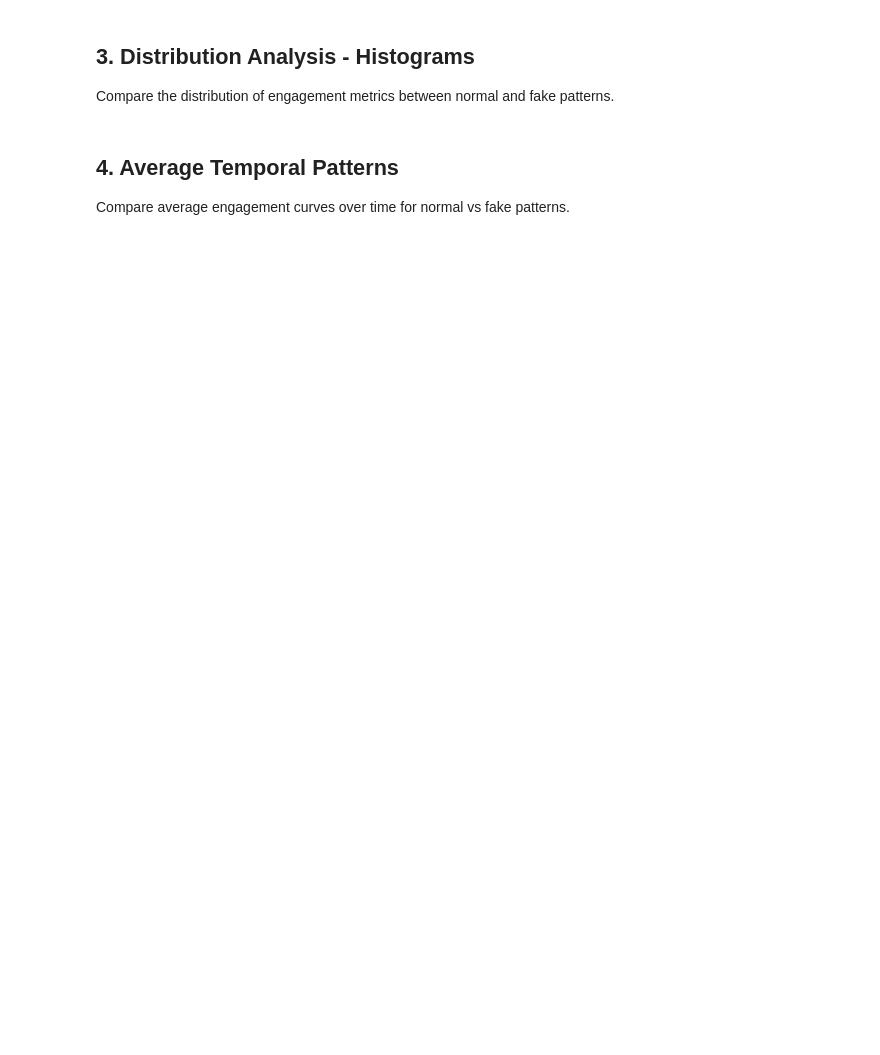
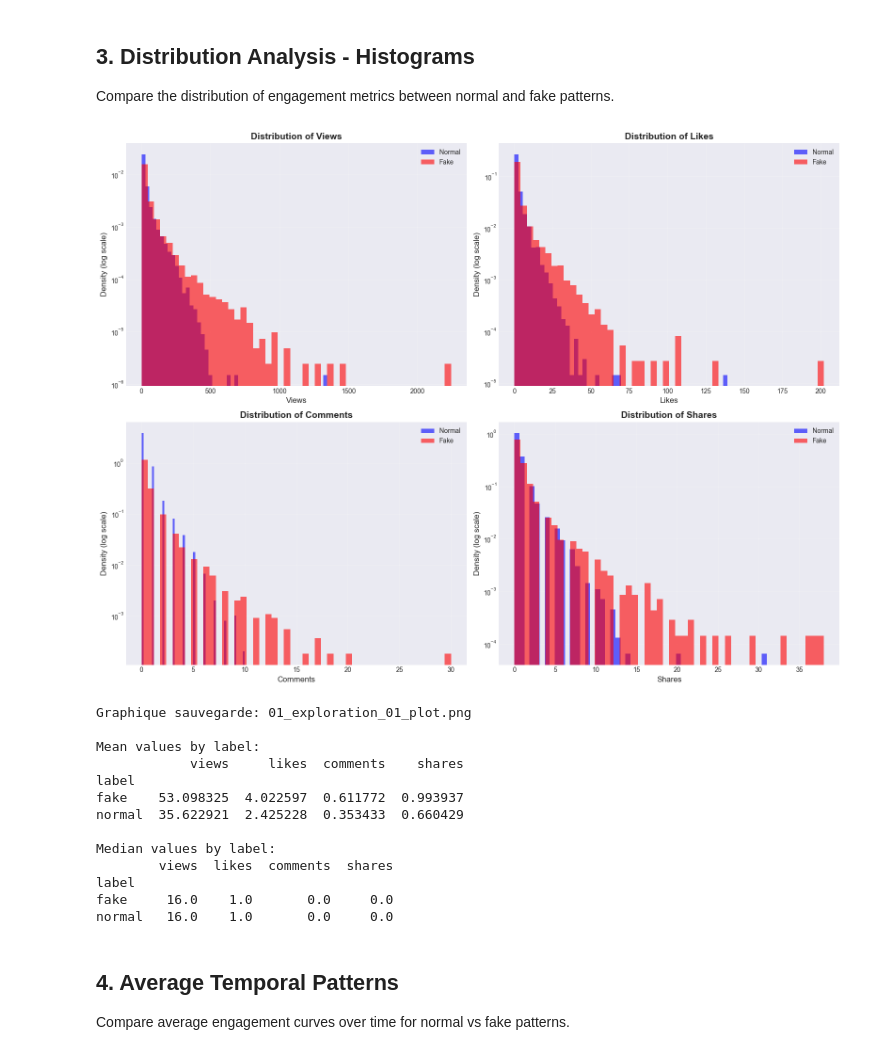
Before and after one commit to I2S9/fake-engagement-detection-ml-time-series, a Jupyter notebook: notebooks/01_exploration.ipynb, the cells around one changed output. Saved outputs shown, nothing was run; the diff lists cells and outputs as text; code cells hidden in the pictures; blank space fills up the shorter version.

Commit message:
Update notebooks to improve code structure and enhance visualizations; update .gitignore to manage output files

```diff
--- a/notebooks/01_exploration.ipynb
+++ b/notebooks/01_exploration.ipynb
@@ -131,40 +61,22 @@ print(df[metrics + ['timestamp']].dtypes)
 
 Compare the distribution of engagement metrics between normal and fake patterns.
 # %%
-# create histograms for each metric
-fig, axes = plt.subplots(2, 2, figsize=(16, 12))
-axes = axes.flatten()
-
-for idx, metric in enumerate(metrics):
-    ax = axes[idx]
-
-    # plot histograms for normal and fake
-    normal_data = df[df['label'] == 'normal'][metric].dropna()
-    fake_data = df[df['label'] == 'fake'][metric].dropna()
-
-    if len(normal_data) > 0 and len(fake_data) > 0:
-        ax.hist(normal_data, bins=50, alpha=0.6, label='Normal', color='blue', density=True)
-        ax.hist(fake_data, bins=50, alpha=0.6, label='Fake', color='red', density=True)
-        ax.set_yscale('log')
-    else:
-        ax.text(0.5, 0.5, 'No data available', ha='center', va='center', transform=ax.transAxes)
-
-    ax.set_xlabel(metric.capitalize(), fontsize=12)
-    ax.set_ylabel('Density (log scale)', fontsize=12)
-    ax.set_title(f'Distribution of {metric.capitalize()}', fontsize=14, fontweight='bold')
-    ax.legend()
-    ax.grid(True, alpha=0.3)
-
-plt.tight_layout()
-plt.savefig(output_dir / "01_exploration_01_plot.png", dpi=150, bbox_inches='tight')
-plt.show()
-print("Graphique sauvegarde: 01_exploration_01_plot.png")
-
-# print statistics
-print("\nMean values by label:")
-print(df.groupby('label')[metrics].mean())
-print("\nMedian values by label:")
-print(df.groupby('label')[metrics].median())
+# create histograms for each metricfig, axes = plt.subplots(2, 2, figsize=(16, 12))axes = axes.flatten()for idx, metric in enumerate(metrics):    ax = axes[idx]        # plot histograms for normal and fake    normal_data = df[df['label'] == 'normal'][metric].dropna()    fake_data = df[df['label'] == 'fake'][metric].dropna()        if len(normal_data) > 0 and len(fake_data) > 0:        ax.hist(normal_data, bins=50, alpha=0.6, label='Normal', color='blue', density=True)        ax.hist(fake_data, bins=50, alpha=0.6, label='Fake', color='red', density=True)        ax.set_yscale('log')    else:        ax.text(0.5, 0.5, 'No data available', ha='center', va='center', transform=ax.transAxes)        ax.set_xlabel(metric.capitalize(), fontsize=12)    ax.set_ylabel('Density (log scale)', fontsize=12)    ax.set_title(f'Distribution of {metric.capitalize()}', fontsize=14, fontweight='bold')    ax.legend()    ax.grid(True, alpha=0.3)plt.tight_layout()plt.savefig(output_dir / "01_exploration_01_plot.png", dpi=150, bbox_inches='tight')plt.show()if HAS_IPYTHON and (output_dir / "01_exploration_01_plot.png").exists():    display(Image(str(output_dir / "01_exploration_01_plot.png")))print("Graphique sauvegarde: 01_exploration_01_plot.png")# print statisticsprint("\nMean values by label:")print(df.groupby('label')[metrics].mean())print("\nMedian values by label:")print(df.groupby('label')[metrics].median())
+# %% [output]
+[figure, added]
+Graphique sauvegarde: 01_exploration_01_plot.png
+
+Mean values by label:
+            views     likes  comments    shares
+label
+fake    53.098325  4.022597  0.611772  0.993937
+normal  35.622921  2.425228  0.353433  0.660429
+
+Median values by label:
+        views  likes  comments  shares
+label
+fake     16.0    1.0       0.0     0.0
+normal   16.0    1.0       0.0     0.0
 # %% [markdown]
 ## 4. Average Temporal Patterns
 
```
Also changed, not shown: parts of 16 cells of this notebook, 39 other files.
